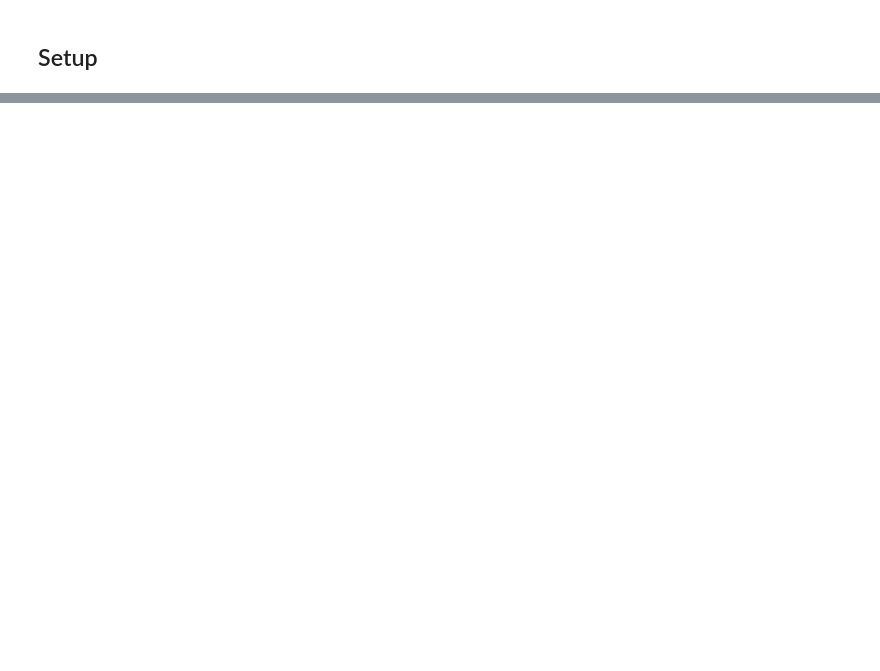
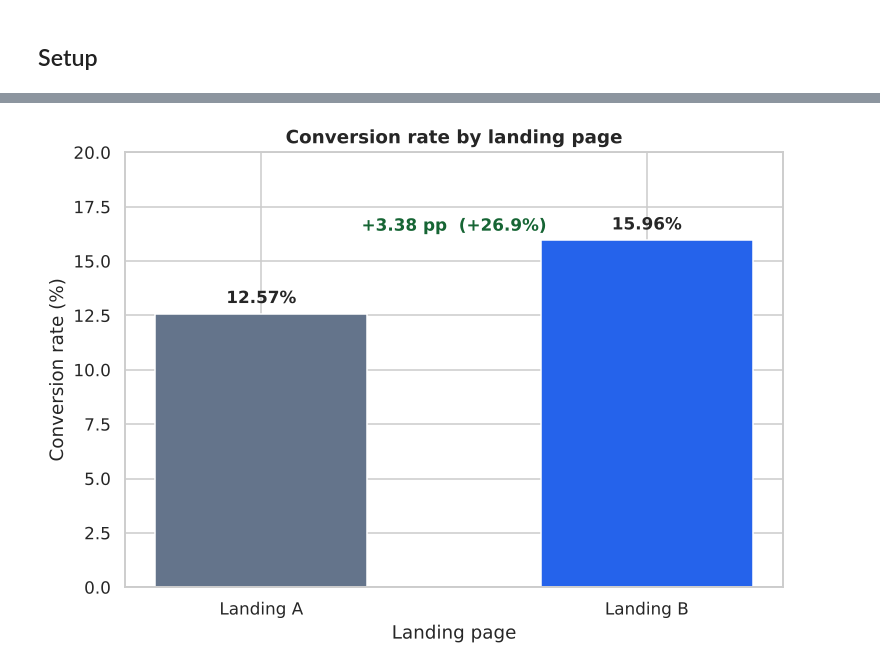
Before and after one commit to maxsantana-data2strategy/landing-page-ab-test-analysis, a Jupyter notebook: Landing_Page_AB_Test_Analysis.ipynb, the cells around one changed output, grey strips where cells are left out. Drawn from its saved outputs; the diff is of its cells as text; code cells hidden in the pictures; blank space fills up the shorter version.

```diff
--- a/Landing_Page_AB_Test_Analysis.ipynb
+++ b/Landing_Page_AB_Test_Analysis.ipynb
@@ -129,0 +306,18 @@ Charts that carry the argument, not decoration: the comparison each conclusion r
+# %%
+# Visualize the comparison of means
+fig, ax = plt.subplots(figsize=(7, 5))
+means = [spending_A.mean(), spending_B.mean()]
+bars = ax.bar(["Landing A", "Landing B"], means, color=[PALETTE["A"], PALETTE["B"]], width=0.55)
+
+ax.set_title("Average spending per converted user")
+ax.set_xlabel("Landing page")
+ax.set_ylabel("Average spending")
+ax.set_ylim(0, 85)
+for bar, value in zip(bars, means):
+    ax.text(bar.get_x() + bar.get_width() / 2, value + 2.5, f"{value:.2f}",
+            ha="center", fontweight="bold")
+ax.annotate(f"+{difference:.2f} ({difference / spending_A.mean():+.1%})\nCohen's d = {cohens_d:.2f} (small)",
+            xy=(0.5, 0.80), xycoords="axes fraction", ha="center",
+            fontsize=10, color="#166534", fontweight="bold")
+plt.tight_layout()
+plt.show()
@@ -129,0 +519,22 @@ Charts that carry the argument, not decoration: the comparison each conclusion r
+# %%
+# Visualize the conversion rates
+fig, ax = plt.subplots(figsize=(7, 5))
+conversion_rates = df.groupby("landing")["converted"].mean() * 100
+bars = ax.bar(["Landing A", "Landing B"], conversion_rates.values,
+              color=[PALETTE["A"], PALETTE["B"]], width=0.55)
+
+ax.set_title("Conversion rate by landing page")
+ax.set_xlabel("Landing page")
+ax.set_ylabel("Conversion rate (%)")
+ax.set_ylim(0, 20)
+for bar, value in zip(bars, conversion_rates.values):
+    ax.text(bar.get_x() + bar.get_width() / 2, value + 0.5, f"{value:.2f}%",
+            ha="center", fontweight="bold")
+ax.annotate(f"+{(rate_B - rate_A) * 100:.2f} pp  ({(rate_B / rate_A - 1):+.1%})",
+            xy=(0.5, 0.82), xycoords="axes fraction", ha="center",
+            fontsize=11, color="#166534", fontweight="bold")
+plt.tight_layout()
+plt.savefig(f"{ASSETS}/figure_2_conversion_rate_by_version.png")
+plt.show()
+# %% [output]
+[figure, added]
```
Also changed, not shown: parts of 65 cells of this notebook, 1 other file.
